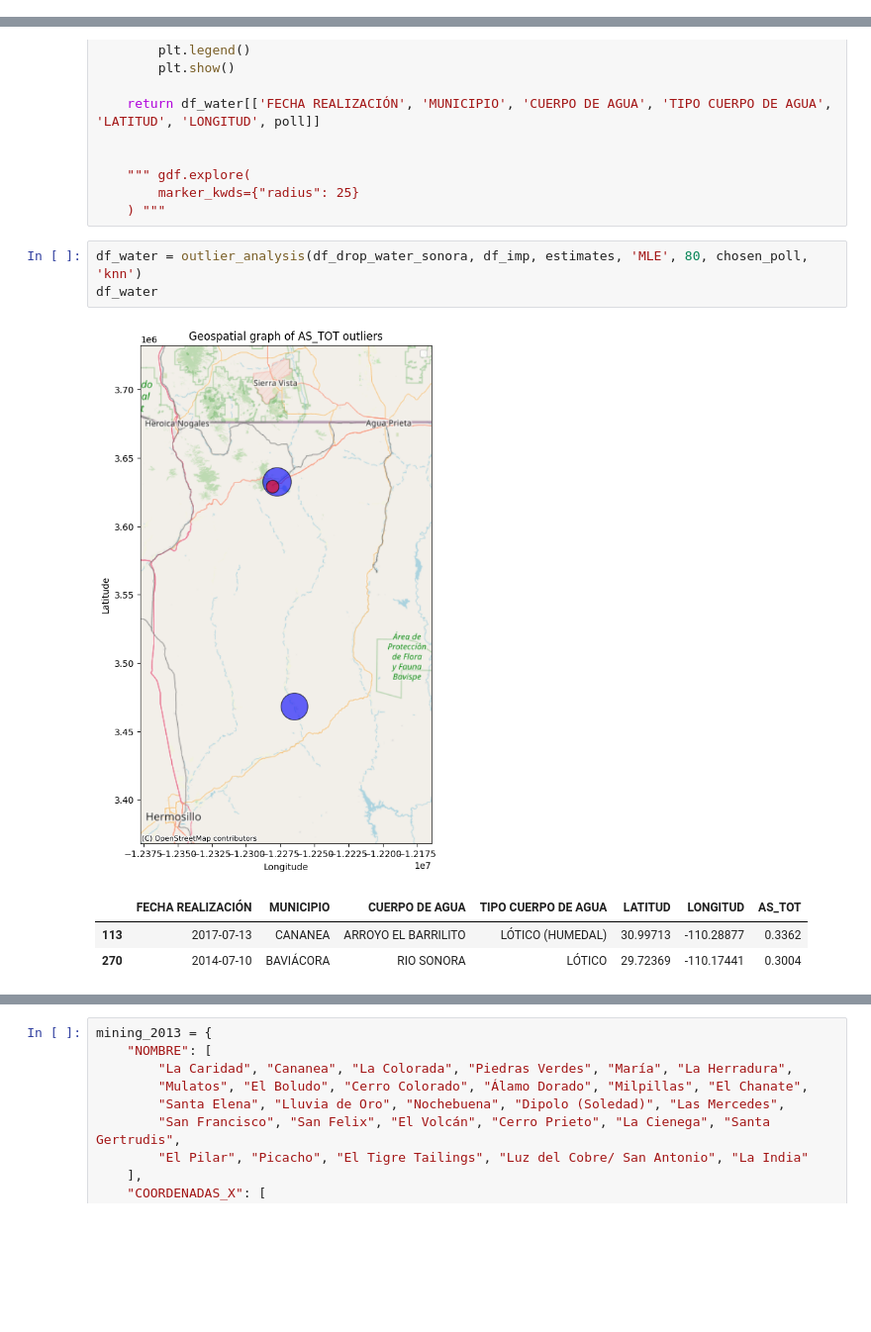
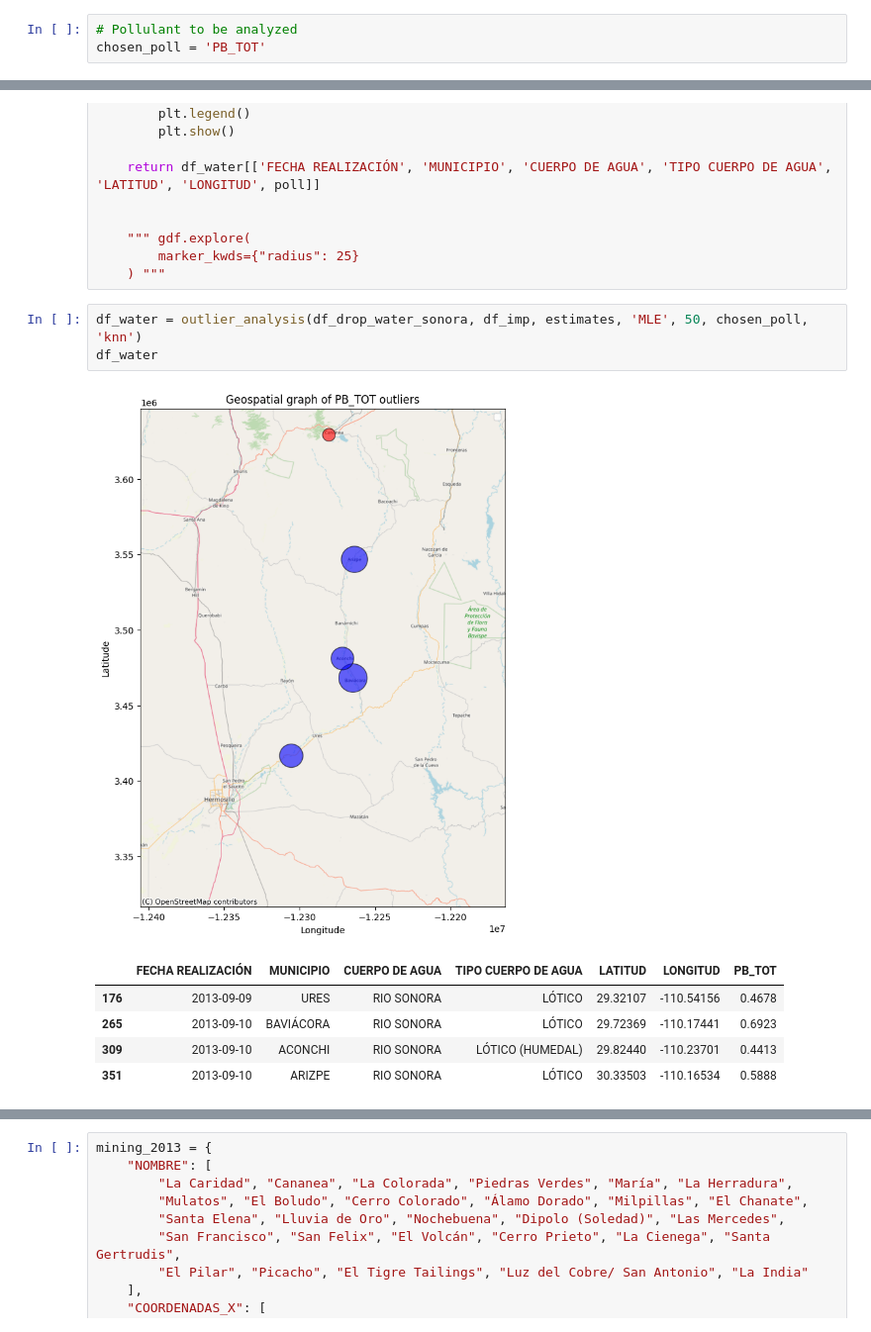
Before and after one commit to Sonora-River-Farming/Data-Science-Project, a Jupyter notebook: notebooks/1.03-amg-data-cleaning.ipynb, the cells around one changed output, grey strips where cells are left out. Shown at 99% size. Cells and saved outputs as stored; diff of their text form; blank space fills up the shorter version.

Commit message:
feat: update cleaning notebook - add geospatial analysis - add comment

```diff
--- a/notebooks/1.03-amg-data-cleaning.ipynb
+++ b/notebooks/1.03-amg-data-cleaning.ipynb
@@ -674,3 +710,6 @@ chosen_poll = 'AS_TOT'
+# %%
+# Pollulant to be analyzed
+chosen_poll = 'PB_TOT'
 # %%
 df_imp = imputation_methods(lst=[chosen_poll], df_pollulants=df_pollulants, all_pollutants=False, top_n=10, poll_lst=None)
 df_imp
@@ -949,11 +1010,13 @@ def outlier_analysis(df, df_imp, estimates, method, threshold, poll, met_imp, pl
         marker_kwds={"radius": 25}
     ) """
 # %%
-df_water = outlier_analysis(df_drop_water_sonora, df_imp, estimates, 'MLE', 80, chosen_poll, 'knn')
+df_water = outlier_analysis(df_drop_water_sonora, df_imp, estimates, 'MLE', 50, chosen_poll, 'knn')
 df_water
 # %% [output]
-[figure, old version]
+[figure, new version]
-|  | FECHA REALIZACIÓN | MUNICIPIO | CUERPO DE AGUA | TIPO CUERPO DE AGUA | LATITUD | LONGITUD | AS_TOT |
-| 113 | 2017-07-13 | CANANEA | ARROYO EL BARRILITO | LÓTICO (HUMEDAL) | 30.99713 | -110.28877 | 0.3362 |
-| 270 | 2014-07-10 | BAVIÁCORA | RIO SONORA | LÓTICO | 29.72369 | -110.17441 | 0.3004 |
+|  | FECHA REALIZACIÓN | MUNICIPIO | CUERPO DE AGUA | TIPO CUERPO DE AGUA | LATITUD | LONGITUD | PB_TOT |
+| 176 | 2013-09-09 | URES | RIO SONORA | LÓTICO | 29.32107 | -110.54156 | 0.4678 |
+| 265 | 2013-09-10 | BAVIÁCORA | RIO SONORA | LÓTICO | 29.72369 | -110.17441 | 0.6923 |
+| 309 | 2013-09-10 | ACONCHI | RIO SONORA | LÓTICO (HUMEDAL) | 29.82440 | -110.23701 | 0.4413 |
+| 351 | 2013-09-10 | ARIZPE | RIO SONORA | LÓTICO | 30.33503 | -110.16534 | 0.5888 |
 # %%
```
Also changed, not shown: parts of 51 cells of this notebook, 13 other files.
